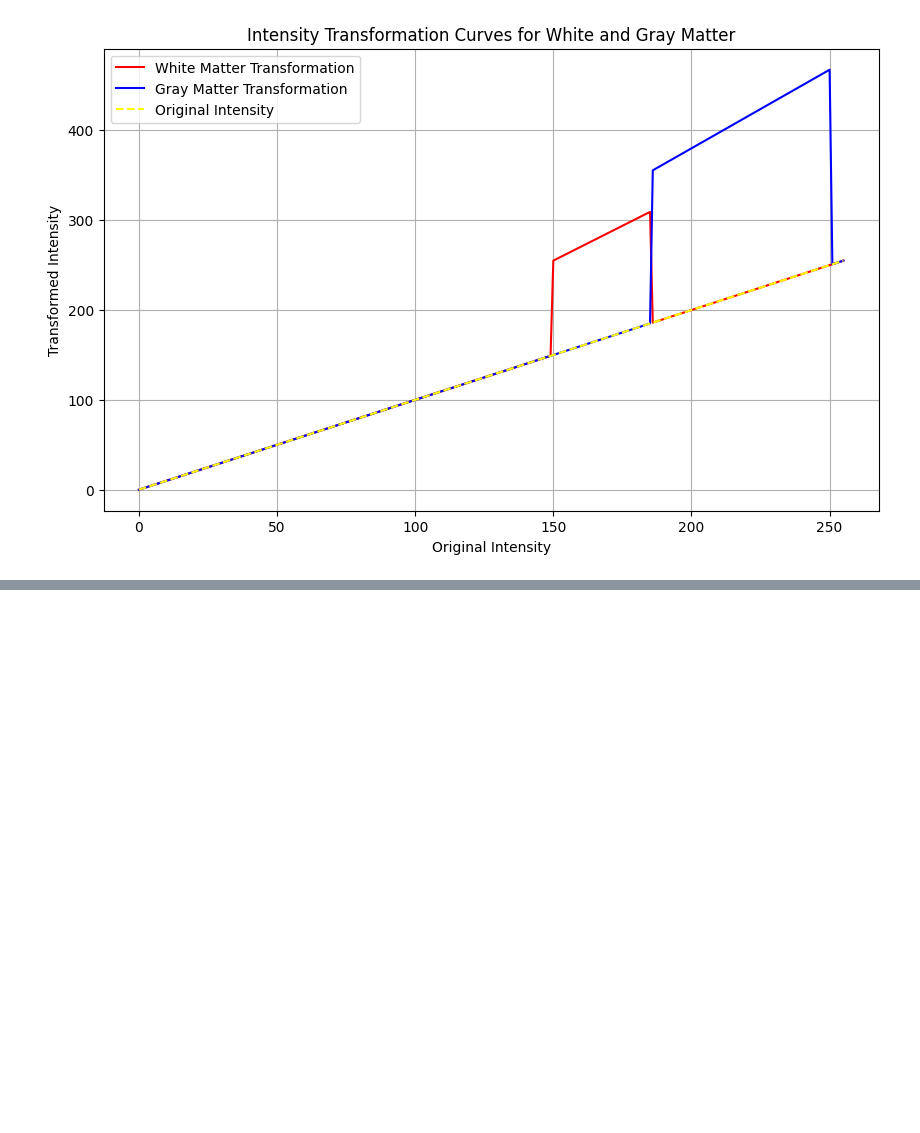
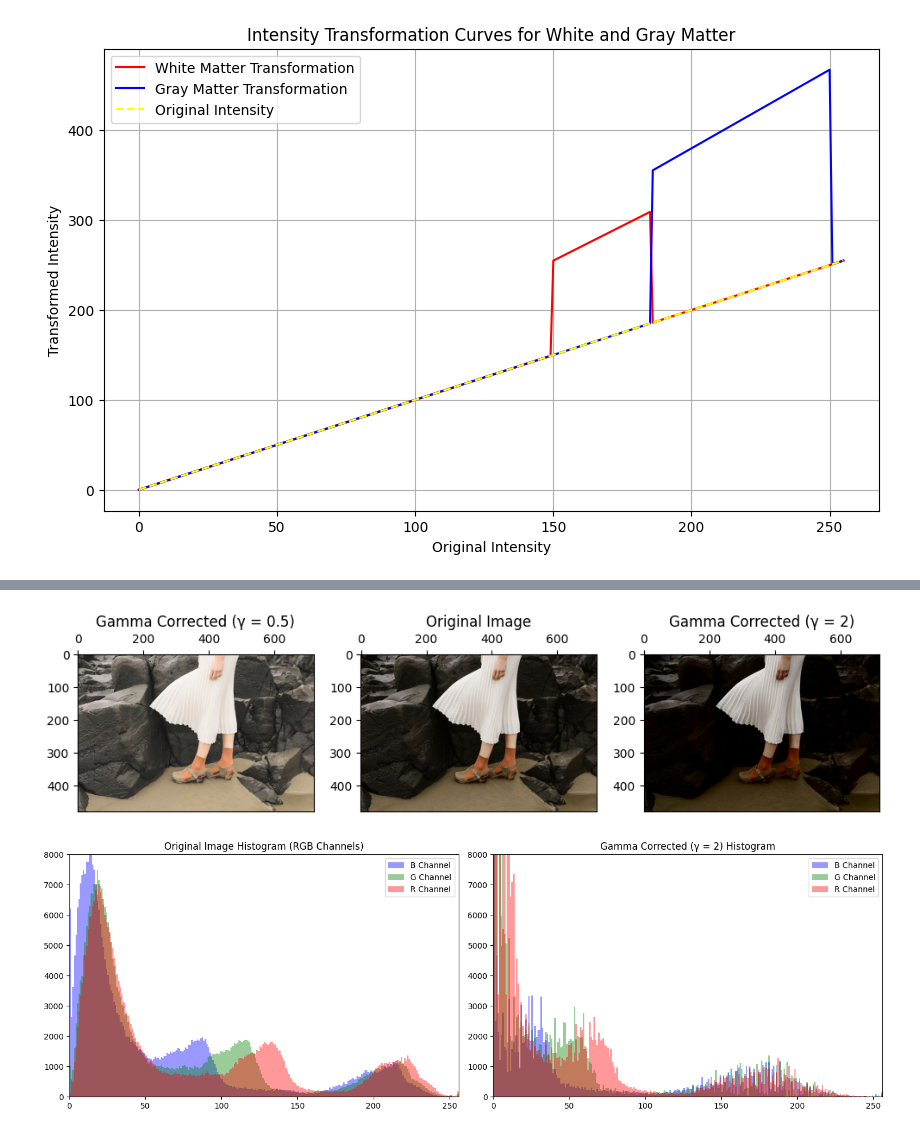
Before and after one commit to Kopithan/Point-Operations-and-Spatial-Filtering, a Jupyter notebook: vision_assignment_1.ipynb, the cells around one changed output, grey strips where cells are left out. Cells and saved outputs as stored; diff of their text form; code cells hidden in the pictures; blank space fills up the shorter version.

```diff
--- a/vision_assignment_1.ipynb
+++ b/vision_assignment_1.ipynb
@@ -177,0 +180,80 @@ Gray Matter Intensity: 197
+# %%
+import cv2
+import numpy as np
+import matplotlib.pyplot as plt
+
+# Read the input image for gamma correction
+bgr_image = cv2.imread(r"C:\Users\samko\Downloads\a1images\highlights_and_shadows.jpg")
+
+# Convert the image from BGR to LAB color space
+lab_image = cv2.cvtColor(bgr_image, cv2.COLOR_BGR2LAB)
+
+# Split the LAB image into L, A, and B channels
+L_channel, A_channel, B_channel = cv2.split(lab_image)
+
+# Normalize the L channel to the range [0, 1] for gamma correction
+L_normalized = L_channel / 255.0
+
+def apply_gamma_correction(L_norm, gamma):
+    L_gamma = np.power(L_norm, gamma)
+    return np.uint8(L_gamma * 255)
+
+# Gamma values to apply
+gammas = [0.5, 2]
+
+# Store gamma corrected images
+gamma_corrected_images = []
+
+for g in gammas:
+    L_gamma = apply_gamma_correction(L_normalized, g)
+    lab_gamma_corrected = cv2.merge((L_gamma, A_channel, B_channel))
+    gamma_corrected_bgr = cv2.cvtColor(lab_gamma_corrected, cv2.COLOR_LAB2BGR)
+    gamma_corrected_images.append(gamma_corrected_bgr)
+
+# Prepare images and titles for display
+images = [
+    (gamma_corrected_images[0], "Gamma Corrected (\u03B3 = 0.5)"),
+    (bgr_image, "Original Image"),
+    (gamma_corrected_images[1], "Gamma Corrected (\u03B3 = 2)")
+]
+
+# Display images side-by-side
+fig, axes = plt.subplots(1, 3, figsize=(12, 6))
+
+for ax, (img, title) in zip(axes, images):
+    ax.xaxis.set_ticks_position("top")
+    ax.set_title(title)
+    ax.imshow(cv2.cvtColor(img, cv2.COLOR_BGR2RGB))
+
+
+plt.show()
+
+# Histogram plotting preparation
+hist_data = [
+    ("Original Image Histogram (RGB Channels)", bgr_image),
+    ("Gamma Corrected (\u03B3 = 2) Histogram", gamma_corrected_images[1]),
+    ("Gamma Corrected (\u03B3 = 0.5) Histogram", gamma_corrected_images[0])
+]
+
+# Plot histograms in pairs: (Original + Gamma=2), (Original + Gamma=0.5)
+pairs = [
+    [hist_data[0], hist_data[1]],
+    [hist_data[0], hist_data[2]]
+]
+
+for pair in pairs:
+    fig, axs = plt.subplots(1, 2, figsize=(15, 5))
+    for ax, (title, img) in zip(axs, pair):
+        ax.set_title(title)
+        colors = ['b', 'g', 'r']
+        for i, color in enumerate(colors):
+            ax.hist(img[:, :, i].flatten(), bins=256, range=[0, 256], color=color, alpha=0.4, label=f'{color.upper()} Channel')
+        ax.set_xlim([0, 256])
+        ax.set_ylim([0, 8000])
+        ax.legend()
+
+    plt.tight_layout()
+    plt.show()
+# %% [output]
+[figure, added]
+[figure, added]
```
Also changed, not shown: parts of 2 cells of this notebook.
